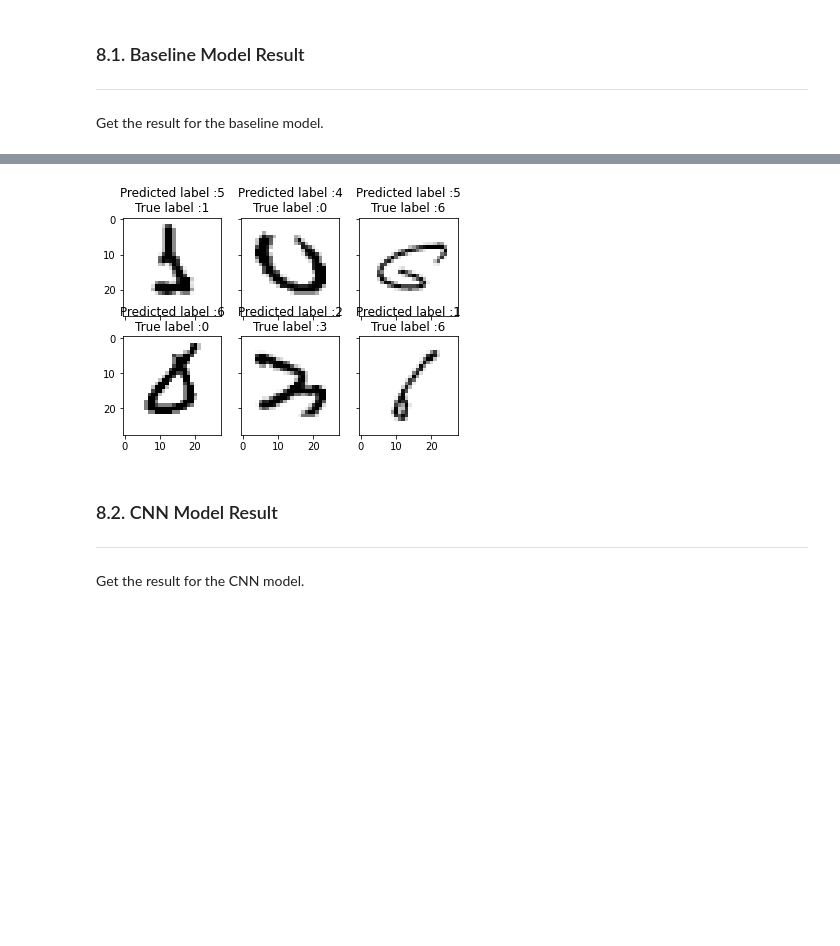
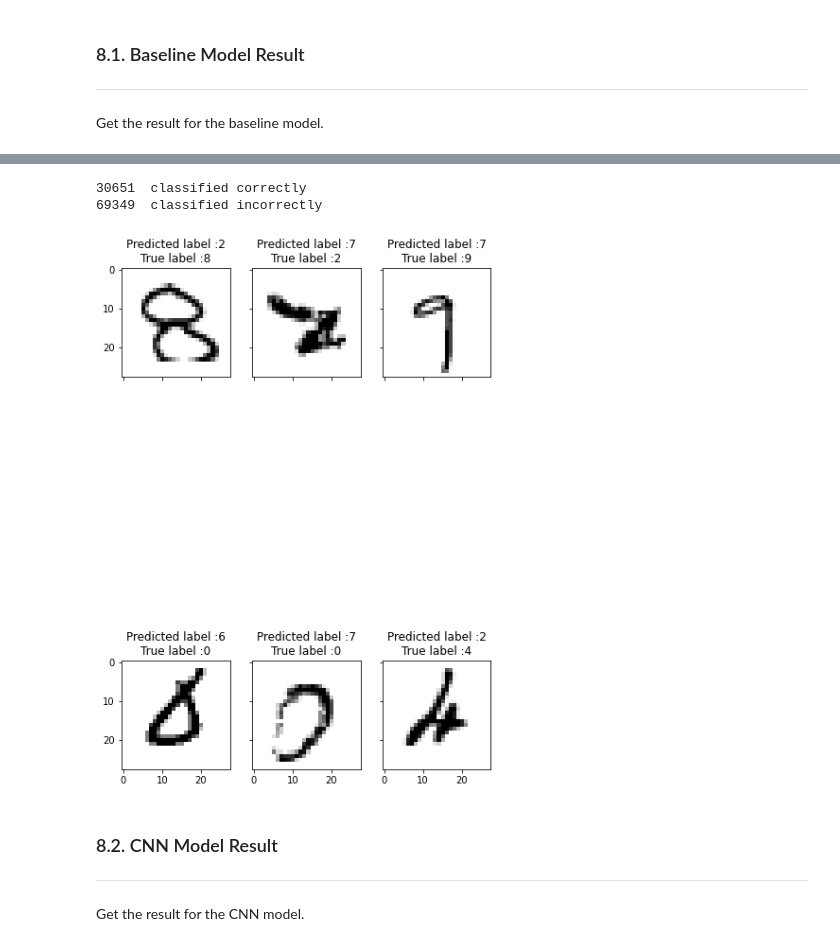
Before and after one commit to ngzhankang/Deep-Learning, a Jupyter notebook: Assignment_1.ipynb, the cells around one changed output, grey strips where cells are left out. Drawn from its saved outputs; the diff is of its cells as text; code cells hidden in the pictures; blank space fills up the shorter version.

Commit message:
Final Edits To Baseline Model

```diff
--- a/Assignment_1.ipynb
+++ b/Assignment_1.ipynb
@@ -485,11 +468,0 @@ plt.show()
-# %%
-# Plot the loss and accuracy curves for training and validation
-fig = plt.figure(figsize=(34,12))
-fig, ax = plt.subplots(2,1)
-ax[0].plot(history.history['loss'], color='b', label="Training loss")
-ax[0].plot(history.history['val_loss'], color='r', label="validation loss",axes =ax[0])
-legend = ax[0].legend(loc='best', shadow=True)
-
-ax[1].plot(history.history['accuracy'], color='b', label="Training accuracy")
-ax[1].plot(history.history['val_accuracy'], color='r',label="Validation accuracy")
-legend = ax[1].legend(loc='best', shadow=True)
@@ -498,0 +469,20 @@ legend = ax[1].legend(loc='best', shadow=True)
+# %%
+# plotting the accuracy and loss graphs
+fig = plt.figure()
+plt.subplot(2,1,1)
+plt.plot(history.history['accuracy'])
+plt.plot(history.history['val_accuracy'])
+plt.title('Model Accuracy')
+plt.ylabel('accuracy')
+plt.xlabel('epoch')
+plt.legend(['Training accuracy', 'Validation accuracy'], loc='best')
+
+plt.subplot(2,1,2)
+plt.plot(history.history['loss'])
+plt.plot(history.history['val_loss'])
+plt.title('Model loss')
+plt.ylabel('loss')
+plt.xlabel('epoch')
+plt.legend(['Training loss', 'Validation loss'], loc='best')
+
+plt.tight_layout()
@@ -903,39 +895,48 @@ Y_pred_classes_errors = Y_pred_classes[errors]
 Y_pred_errors = Y_pred[errors]
 Y_true_errors = Y_true[errors]
 X_val_errors = x_test[errors]
+
+# see which we predicted correctly and which not
+correct_indices = np.nonzero(Y_pred == y_test)[0]
+incorrect_indices = np.nonzero(Y_pred != y_test)[0]
+print()
+print(len(correct_indices)," classified correctly")
+print(len(incorrect_indices)," classified incorrectly")
 
 def display_errors(errors_index,img_errors,pred_errors, obs_errors):
     """ This function shows 6 images with their predicted and real labels"""
     n = 0
     nrows = 2
     ncols = 3
     fig, ax = plt.subplots(nrows,ncols,sharex=True,sharey=True)
     for row in range(nrows):
         for col in range(ncols):
             error = errors_index[n]
             ax[row,col].imshow((img_errors[error]).reshape((28,28)), cmap=plt.cm.binary)
             ax[row,col].set_title("Predicted label :{}\nTrue label :{}".format(pred_errors[error],obs_errors[error]))
             n += 1
 
 # Probabilities of the wrong predicted numbers
 Y_pred_errors_prob = np.max(Y_pred_errors,axis = 1)
 
 # Predicted probabilities of the true values in the error set
 true_prob_errors = np.diagonal(np.take(Y_pred_errors, Y_true_errors, axis=1))
 
 # Difference between the probability of the predicted label and the true label
 delta_pred_true_errors = Y_pred_errors_prob - true_prob_errors
 
 # Sorted list of the delta prob errors
 sorted_dela_errors = np.argsort(delta_pred_true_errors)
 
 # Top 6 errors
 most_important_errors = sorted_dela_errors[-6:]
 
 # Show the top 6 errors
 display_errors(most_important_errors, X_val_errors, Y_pred_classes_errors, Y_true_errors)
 # %% [output]
+30651  classified correctly
+69349  classified incorrectly
-[figure, old version]
+[figure, new version]
 # %% [markdown]
 ### 8.2. CNN Model Result
 
```
Also changed, not shown: parts of 12 cells of this notebook.
